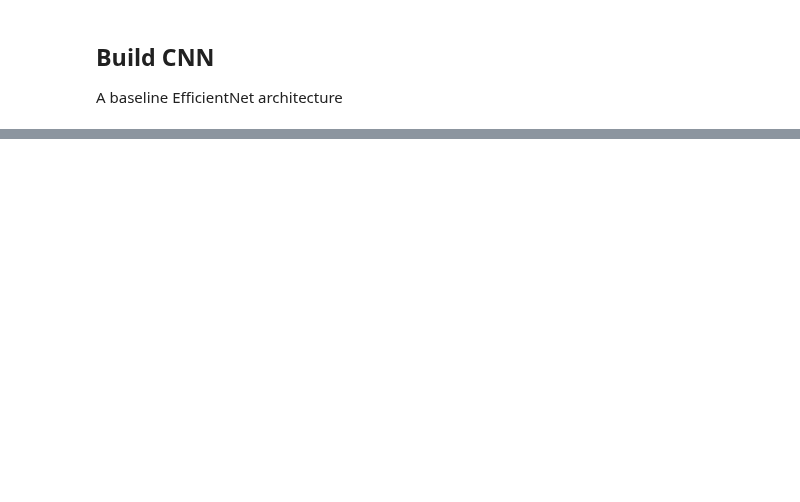
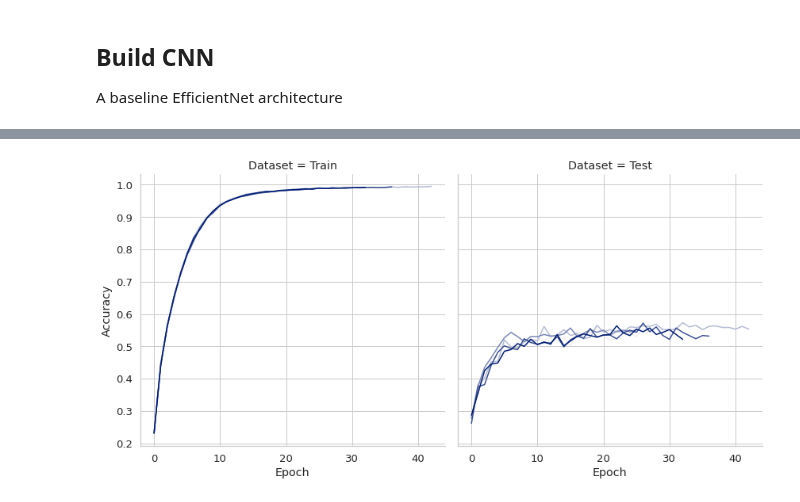
Before and after one commit to Chen-Yiyang/cs4243_project, a Jupyter notebook: 4_improved_cnn.ipynb, the cells around one changed output, grey strips where cells are left out. Cells and saved outputs as stored; diff of their text form; code cells hidden in the pictures; blank space fills up the shorter version.

```diff
--- a/4_improved_cnn.ipynb
+++ b/4_improved_cnn.ipynb
@@ -26,7 +28,7 @@ device
 # %%
 from utils import load_tensor
 
-train_x, train_y = load_tensor("unaug", "128", device)
-test_x, test_y = load_tensor("test", "128", device)
+train_x, train_y = load_tensor("balan", "64", device)
+test_x, test_y = load_tensor("test", "64", device)
 
-train_x.size(), train_y.size()
+train_x.size(), train_y.size(), test_x.size(), test_y.size()
@@ -75,5 +103,5 @@ def init_func():
 
     return (net, criterion, optimizer)
 
-df_unaug = run_experiments(init_func, (train_x, train_y), (test_x, test_y), (3, 64, 64))
-save_results(df_unaug, "efficientnet", "unaug", "64")
+df_balan_64 = run_experiments(init_func, (train_x, train_y), (test_x, test_y), (3, 64, 64))
+save_results(df_balan_64, "efficientnet", "balan", "64")
@@ -80,5 +133,7 @@ save_results(df_unaug, "efficientnet", "unaug", "64")
 # %%
-plot_experiments(df_unaug)
+plot_experiments(df_balan_64)
+# %% [output]
+[figure, added]
 # %%
 from utils import load_checkpoint, eval_test_accuracy, show_confusion_matrix, show_eval_metrics
 
```
Also changed, not shown: parts of 14 cells of this notebook, 1 other file.
